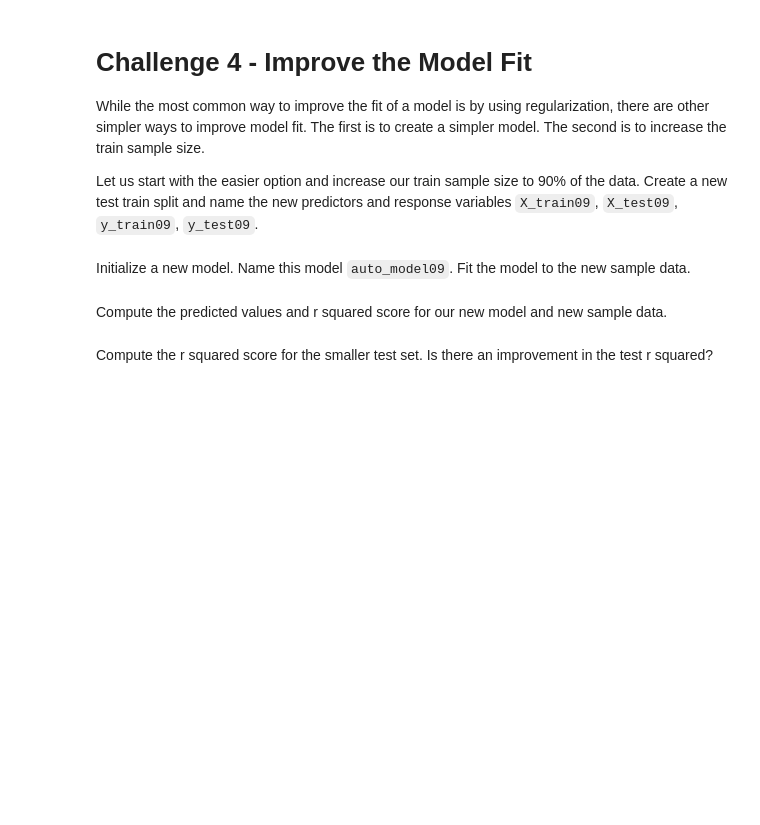
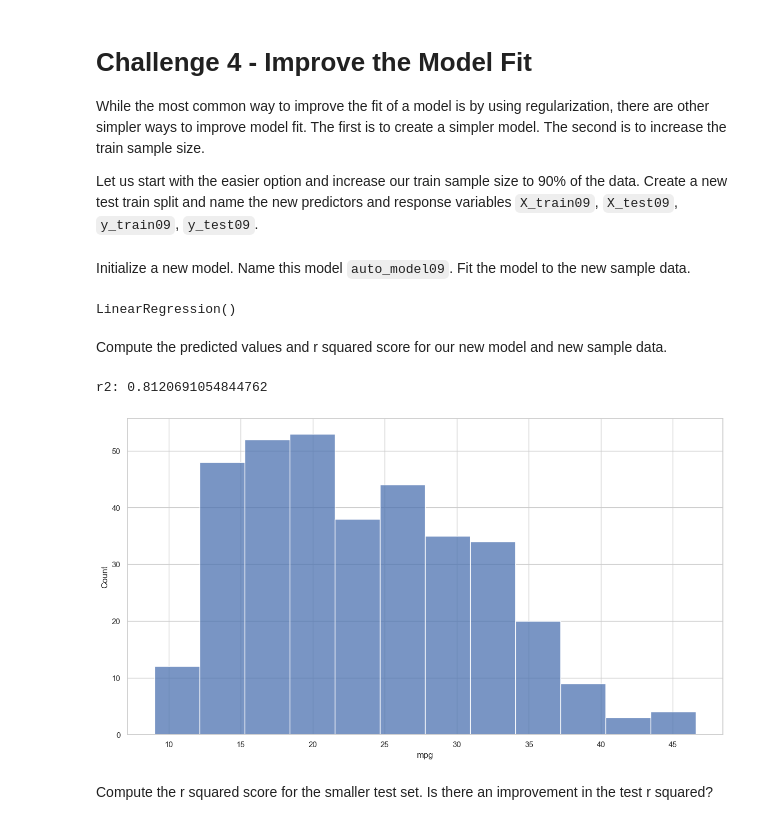
Before and after one commit to perikoloso/lab-intro-to-sklearn, a Jupyter notebook: your-code/main.ipynb, the cells around one changed output. Saved outputs shown, nothing was run; the diff lists cells and outputs as text; code cells hidden in the pictures; blank space fills up the shorter version.

```diff
--- a/your-code/main.ipynb
+++ b/your-code/main.ipynb
@@ -133,2 +334,6 @@ Let us start with the easier option and increase our train sample size to 90% of
+# %%
+X = auto
+y = v_mpg
+X_train09, X_test09, y_train09, y_test09 = train_test_split(X, y, test_size = 0.1)
 # %% [markdown]
 Initialize a new model. Name this model `auto_model09`. Fit the model to the new sample data.
@@ -137,2 +340,7 @@ Initialize a new model. Name this model `auto_model09`. Fit the model to the new
+# %%
+auto_model09 = LinearRegression()
+auto_model09.fit(X,y)
+# %% [output]
+LinearRegression()
 # %% [markdown]
 Compute the predicted values and r squared score for our new model and new sample data.
@@ -141,2 +347,9 @@ Compute the predicted values and r squared score for our new model and new sampl
+# %%
+y_pred_train09 = auto_model09.predict(X_train09)
+sns.histplot(y_train09);
+print(f"r2: {sklearn.metrics.r2_score(y_train09, y_pred_train09)}")
+# %% [output]
+r2: 0.8120691054844762
+[figure, added]
 # %% [markdown]
 Compute the r squared score for the smaller test set. Is there an improvement in the test r squared?
```
Also changed, not shown: parts of 67 cells of this notebook.
